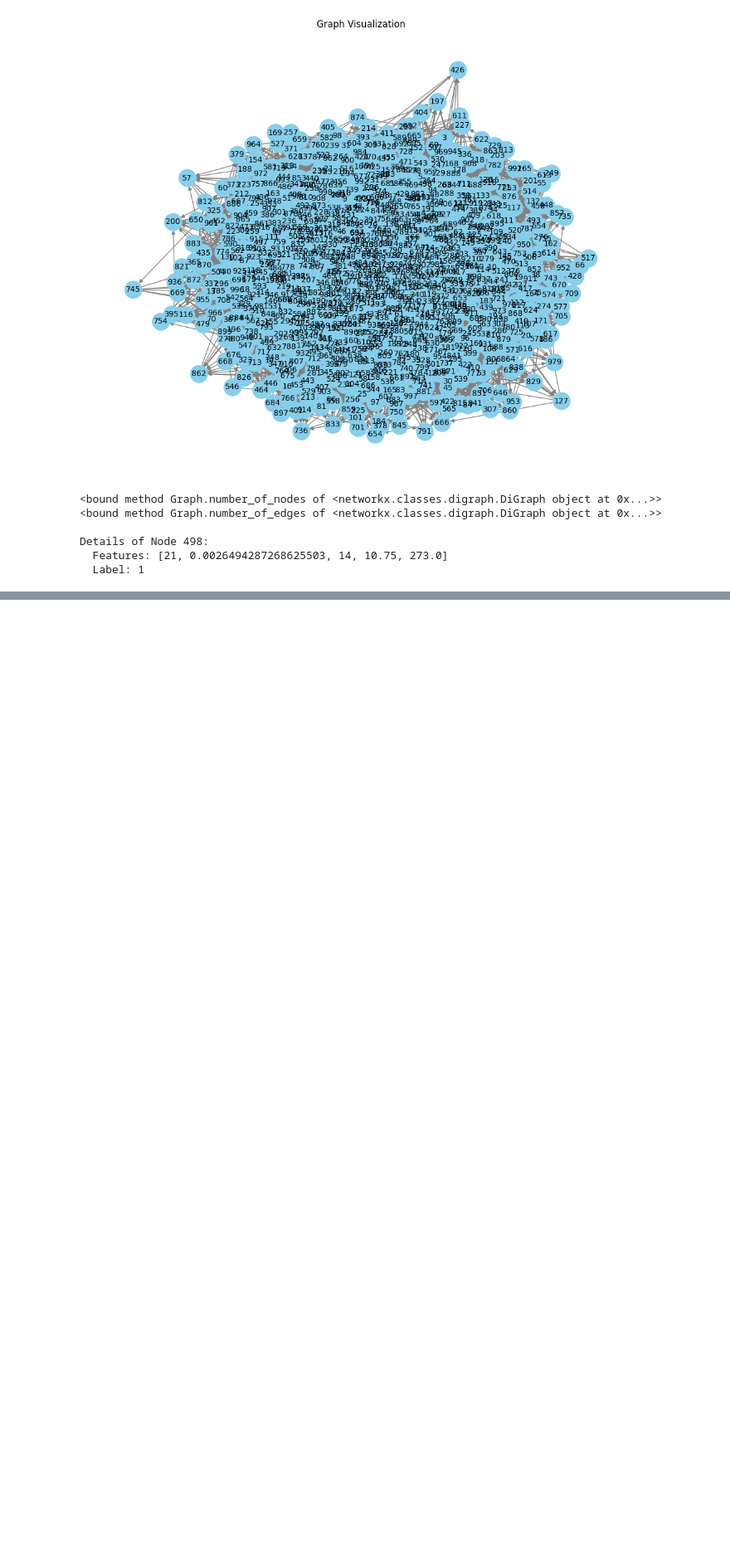
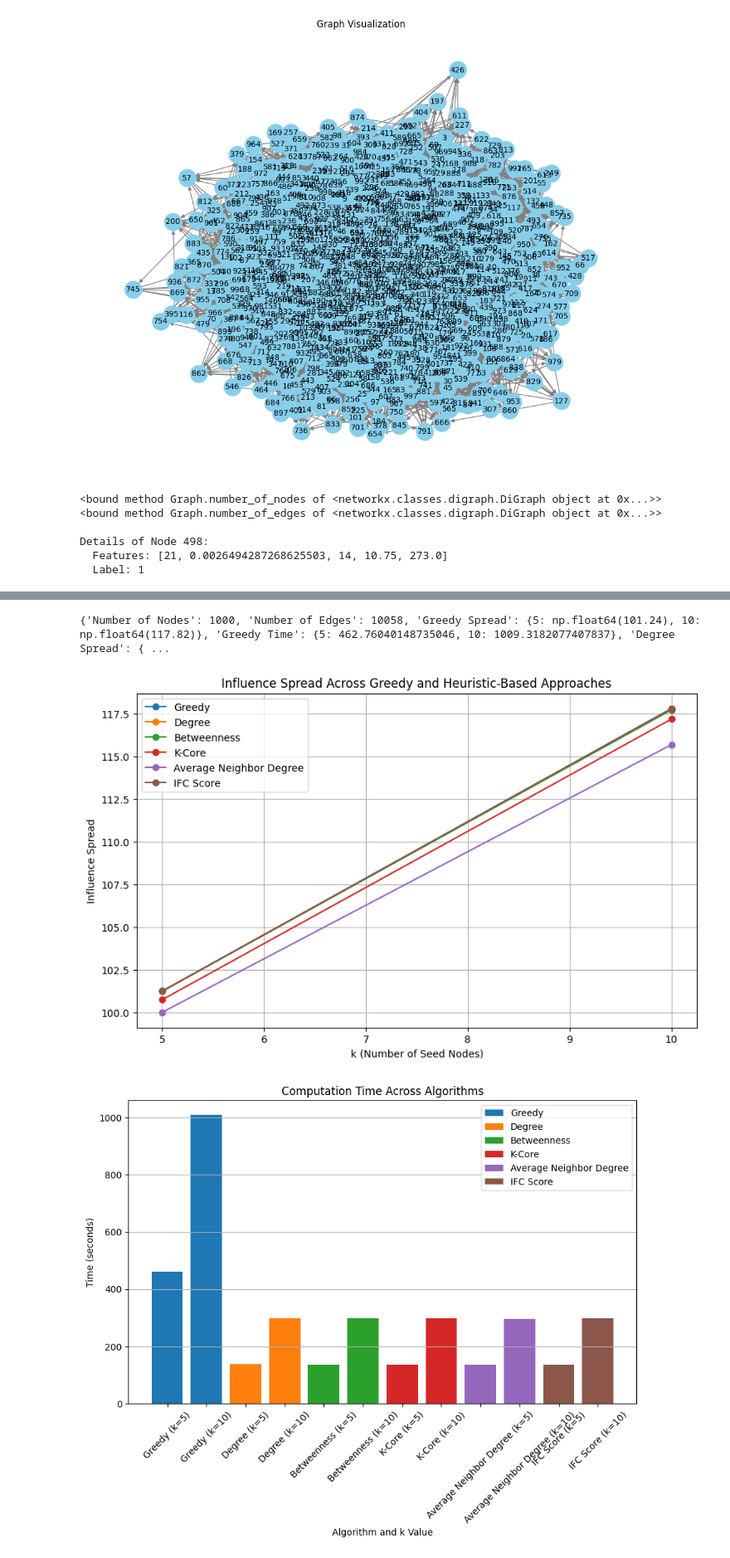
Before and after one commit to AaqibZ/AaqibZ, a Jupyter notebook: IM_Using_GNN.ipynb, the cells around one changed output, grey strips where cells are left out. Shown at 83% size. Saved outputs shown, nothing was run; the diff lists cells and outputs as text; code cells hidden in the pictures; blank space fills up the shorter version.

```diff
--- a/IM_Using_GNN.ipynb
+++ b/IM_Using_GNN.ipynb
@@ -1938,0 +2042,39 @@ Details of Node 498:
+# %%
+print(results)
+# %% [output]
+{'Number of Nodes': 1000, 'Number of Edges': 10058, 'Greedy Spread': {5: np.float64(101.24), 10: np.float64(117.82)}, 'Greedy Time': {5: 462.76040148735046, 10: 1009.3182077407837}, 'Degree Spread': { ...
+# %%
+# Plot 1: Influence Spread
+plt.figure(figsize=(10, 6))
+for method in ["Greedy"] + list(heuristics.keys()):
+    plt.plot(
+        k_values,
+        [results[f"{method} Spread"][k] for k in k_values],
+        label=method,
+        marker="o"
+    )
+plt.title("Influence Spread Across Greedy and Heuristic-Based Approaches")
+plt.xlabel("k (Number of Seed Nodes)")
+plt.ylabel("Influence Spread")
+plt.legend()
+plt.grid()
+plt.show()
+
+# Plot 2: Computation Time
+plt.figure(figsize=(10, 6))
+for method in ["Greedy"] + list(heuristics.keys()):
+    plt.bar(
+        [f"{method} (k={k})" for k in k_values],
+        [results[f"{method} Time"][k] for k in k_values],
+        label=method,
+    )
+plt.title("Computation Time Across Algorithms")
+plt.ylabel("Time (seconds)")
+plt.xlabel("Algorithm and k Value")
+plt.xticks(rotation=45)
+plt.grid(axis="y")
+plt.legend()
+plt.show()
+# %% [output]
+[figure, added]
+[figure, added]
```
Also changed, not shown: parts of 5 cells of this notebook.
